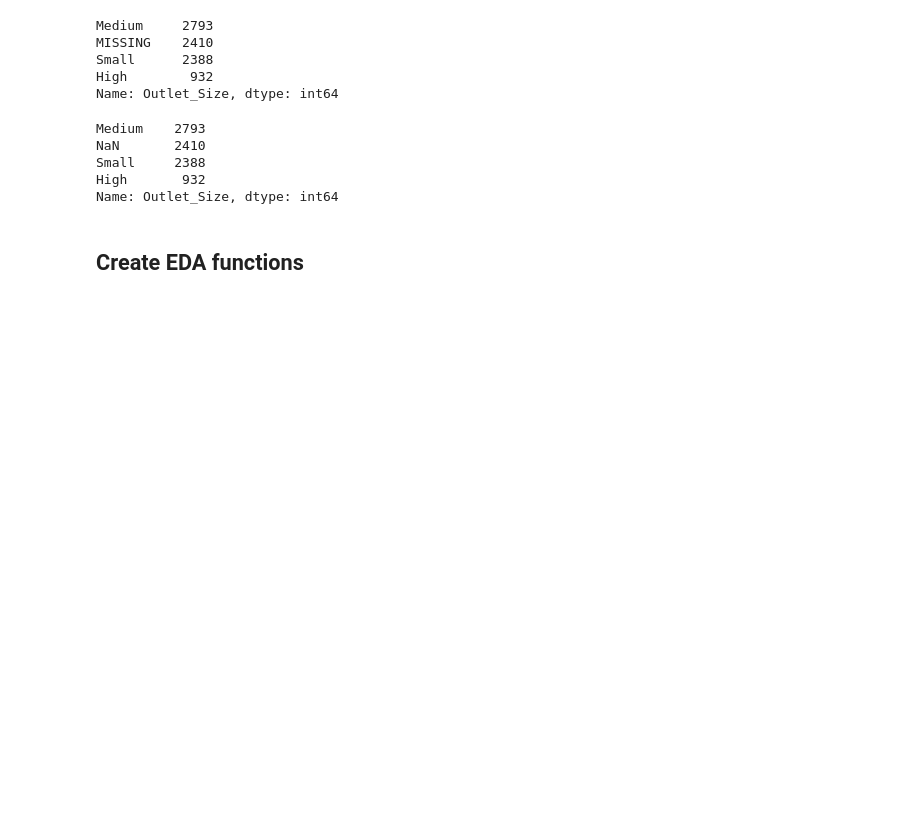
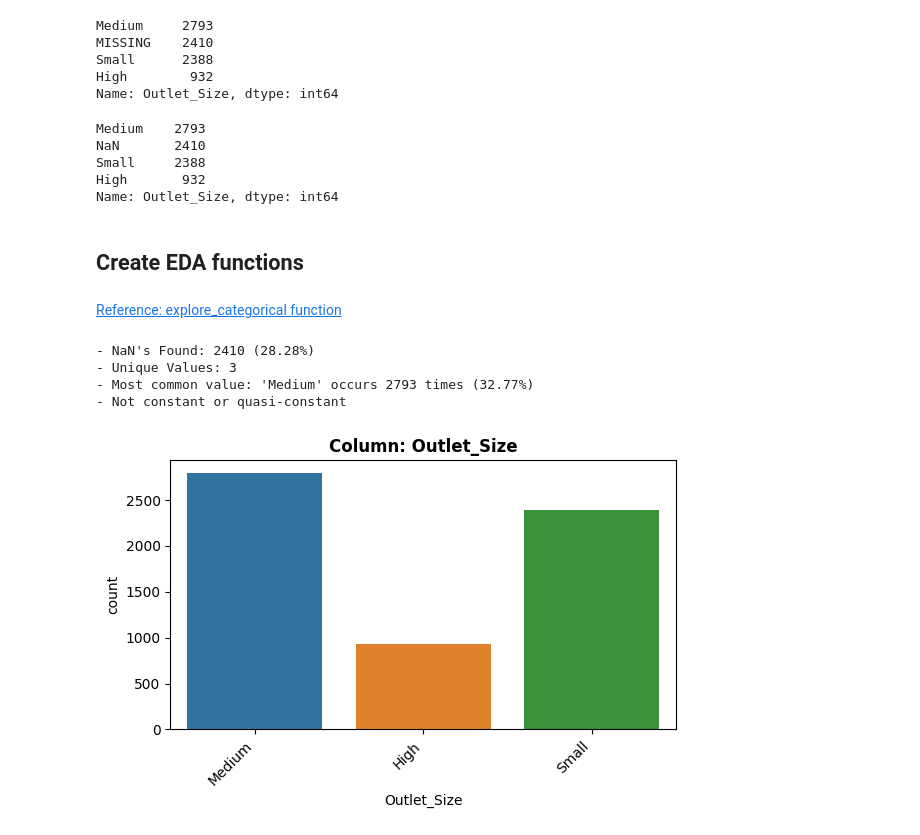
Before and after one commit to Carla9711/Prediction-of-Product-Sales, a Jupyter notebook: Prediction of Product Sales.ipynb, the cells around one changed output. Drawn from its saved outputs; the diff is of its cells as text; code cells hidden in the pictures; blank space fills up the shorter version.

```diff
--- a/Prediction of Product Sales.ipynb
+++ b/Prediction of Product Sales.ipynb
@@ -556,6 +554,7 @@ Name: Outlet_Size, dtype: int64
 # %%
 # define function for multivariate numerical vs numerical plot
 # %%
+# define function for univariate categorical plot
 def explore_categorical(df, x, fillna = True, placeholder = 'MISSING', figsize = (6,4), order = None):
 
   # make a copy of the df so that we don't overwrite nulls
@@ -565,20 +564,49 @@ def explore_categorical(df, x, fillna = True, placeholder = 'MISSING', figsize =
   null_count = temp_df[x].isna().sum()
   null_perc = null_count/len(temp_df)*100
 
+  # fill nulls with placeholder is fillna = True/defualt
   if fillna == True:
     temp_df[x] = temp_df[x].fillna(placeholder)
 
+  # create figure with figsize
   fig, ax = plt.subplots(figsize=figsize)
 
+  # count plot for categorical features
   sns.countplot(data=temp_df,x=x,ax=ax,order=order)
-
-  ax.setxticklabelts(ax.get_xticklabels(), rotation=45, ha='right')
-
+  # rotate x axis and right align values
+  ax.set_xticklabels(ax.get_xticklabels(), rotation=45, ha='right')
+  # add dynamic title with feature name included
   ax.set_title(f"Column: {x}", fontweight='bold')
 
   fig.tight_layout()
   plt.show
 
-  print(f"- NaN's Fount: {null_count} ({round(null_perc,2)}%)")
+  # print null value info
+  print(f"- NaN's Found: {null_count} ({round(null_perc,2)}%)")
+  # cardinality - calculate number of unique values
+  nunique = temp_df[x].nunique()
+  print(f"- Unique Values: {nunique}")
+  # Constant/quasi-constant - find value counts of each attribute
+  val_counts = temp_df[x].value_counts(dropna=False)
+  # find most common value (value_counts sorts values in desc order by default)
+  most_common_val = val_counts.index[0]
+  freq = val_counts.values[0]
+  perc_most_common = freq / len(temp_df) * 100
 
+  print(f"- Most common value: '{most_common_val}' occurs {freq} times ({round(perc_most_common,2)}%)")
+
+  if perc_most_common > 98:
+    print(f"\n- [!] Warning: '{x}' is a constant or quasi-constant feature and should be dropped.")
+  else:
+      print("- Not constant or quasi-constant")
   return fig,ax
+# %% [markdown]
+[Reference: explore_categorical function](https://login.codingdojo.com/m/717/16237/120171)
+# %%
+explore_categorical(df_sales,x='Outlet_Size',fillna = False);
+# %% [output]
+- NaN's Found: 2410 (28.28%)
+- Unique Values: 3
+- Most common value: 'Medium' occurs 2793 times (32.77%)
+- Not constant or quasi-constant
+[figure, added]
```
Also changed, not shown: parts of 6 cells of this notebook.
